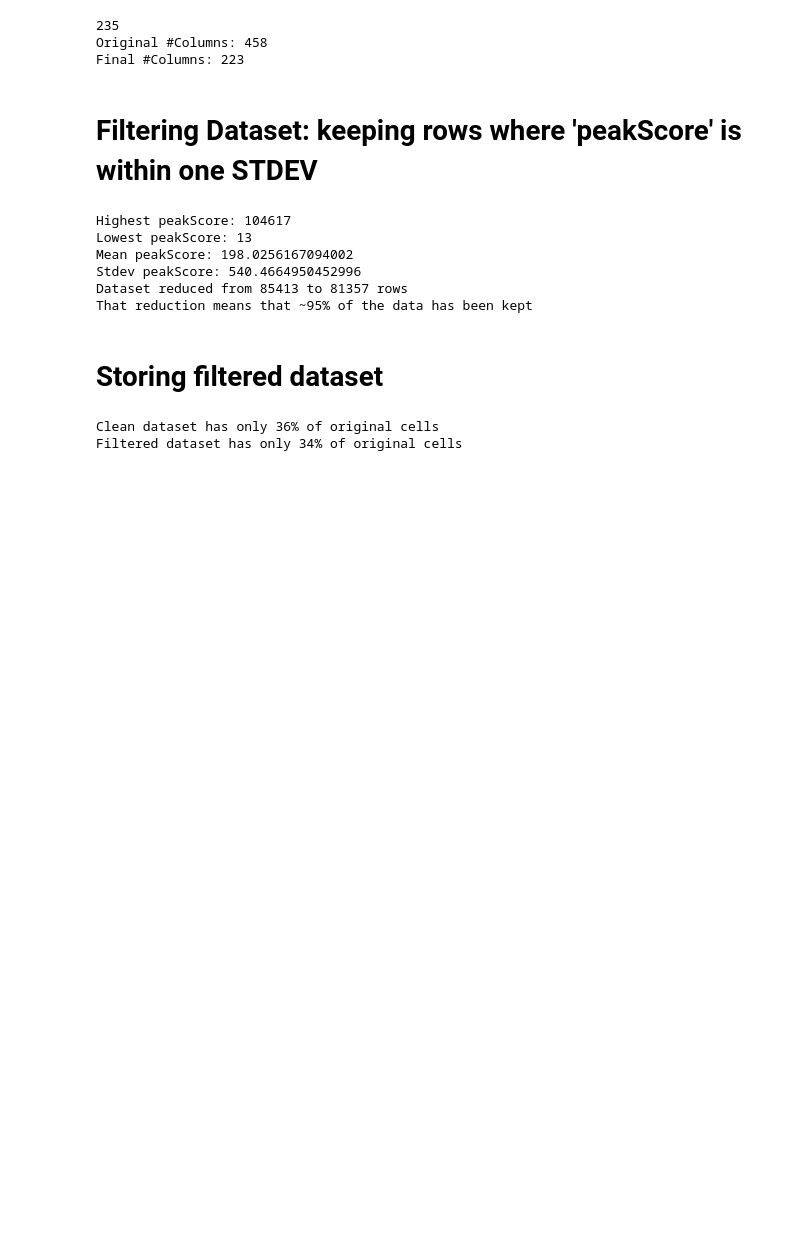
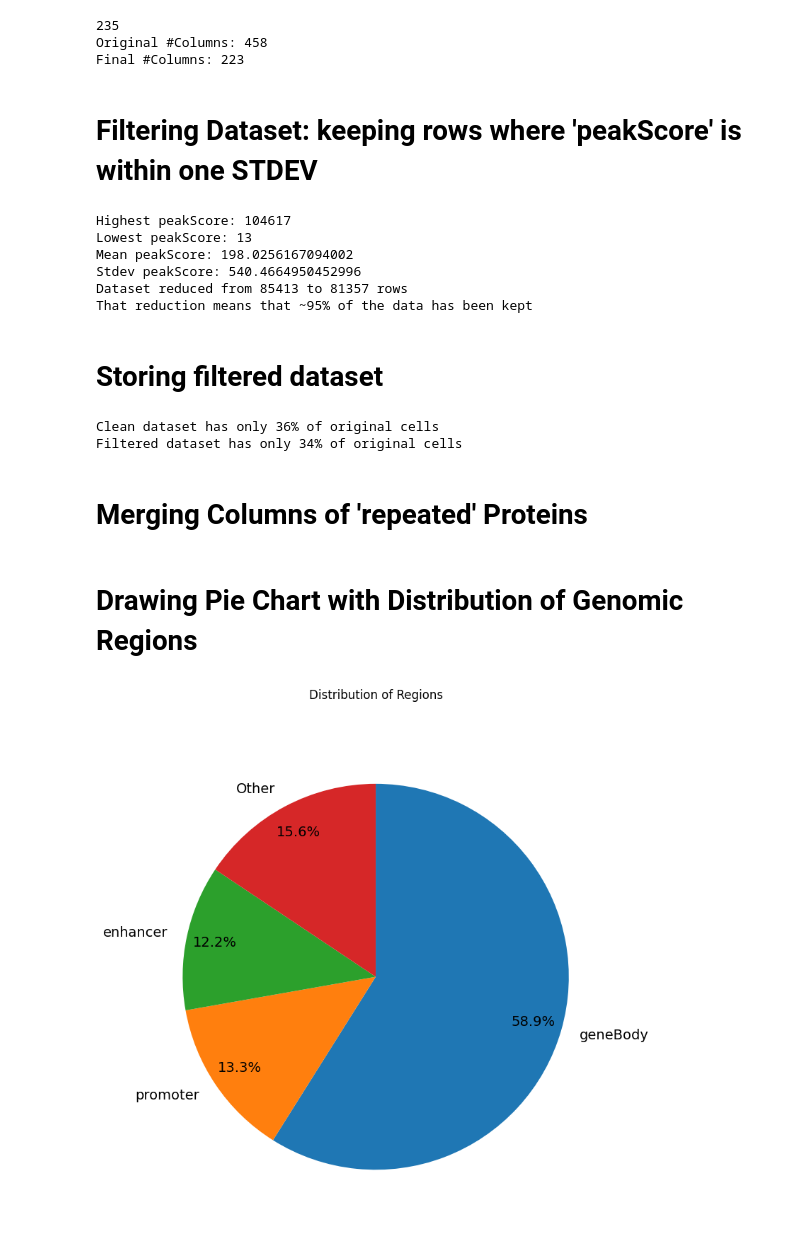
Before and after one commit to jpromerob/cb206v, a Jupyter notebook: filter.ipynb, the cells around one changed output. Drawn from its saved outputs; the diff is of its cells as text; code cells hidden in the pictures; blank space fills up the shorter version.

Commit message:
Consolidation MLP part

```diff
--- a/filter.ipynb
+++ b/filter.ipynb
@@ -26,9 +27,6 @@ clean_dataset.replace('-', -1, inplace=True)
 # Remove the prefix from column 'peakName'
 clean_dataset['peakName'] = clean_dataset['peakName'].str.replace('chm13v2_accessible_region_', '', regex=False)
 
-# Get unique values from the 'region' column and create a map string:index
-region_dict = {region: index for index, region in enumerate(clean_dataset['region'].unique())}
-
 # Replace the strings in the 'region' column with their corresponding indices
 clean_dataset['region'] = clean_dataset['region'].map(region_dict)
 
@@ -64,7 +89,7 @@ Unique regions and their assigned indices:
 # %%
 
 # Extract column names from the 11th column to the last
-protein_run_set = clean_dataset.columns[nb_ATAC_seq_rows+1:]
+protein_run_set = clean_numeric_dataset.columns[nb_ATAC_seq_rows:]
 
 # Extract the protein names (second part of the string) using a list comprehension
 proteins = list([col.split('_')[1] for col in protein_run_set])
@@ -126,7 +151,7 @@ less_than_2 = {protein: count for protein, count in protein_count.items() if cou
 print(len(less_than_2))
 
 # Creating a copy of the dataset that only keeps proteins that occur more than once
-dataset_more_than_1 = clean_dataset
+dataset_more_than_1 = clean_numeric_dataset
 print(f'Original #Columns: {dataset_more_than_1.shape[1]}')
 
 for protein in less_than_2:
@@ -201,3 +226,62 @@ filtered_dataset.to_csv("datasets/filtered_dataset.csv", index=False)
 # %% [output]
 Clean dataset has only 36% of original cells
 Filtered dataset has only 34% of original cells
+# %% [markdown]
+# Merging Columns of 'repeated' Proteins
+# %%
+# 1. Extract the protein name from the column headers
+protein_groups = filtered_dataset.columns.str.split('_').str[1]  # Extract protein names (2nd part of the name)
+
+# 2. Group columns by the extracted protein name
+merged_columns = filtered_dataset.groupby(protein_groups, axis=1).mean().astype(int)
+
+merged_dataset = pd.concat([filtered_dataset.iloc[:, :nb_ATAC_seq_rows] , merged_columns], axis=1)
+merged_dataset.to_csv("datasets/merged_dataset.csv", index=False)
+# %% [markdown]
+# Drawing Pie Chart with Distribution of Genomic Regions
+# %%
+
+
+# Group N regions with the least occurrences into 'Other'
+num_to_group = 4  # Number of smallest regions to group
+
+# Invert the dictionary
+region_mapping = {value: key for key, value in region_dict.items()}
+
+# Replace the numeric values in the 'region' column with their corresponding string labels
+merged_dataset['region'] = merged_dataset['region'].replace(region_mapping)
+
+# Count occurrences of each unique value in the 'region' column
+region_counts = merged_dataset['region'].value_counts()
+
+# Least common regions
+least_common_regions = region_counts.nsmallest(num_to_group)
+
+# Create a new Series with the grouped 'Other' category
+region_counts_grouped = region_counts.drop(least_common_regions.index)
+region_counts_grouped['Other'] = least_common_regions.sum()
+
+# Plot the pie chart with the grouped data
+plt.figure(figsize=(8, 8))
+
+# Adjust pie size and label font size
+plt.pie(
+    region_counts_grouped,
+    labels=region_counts_grouped.index,  # Use the string labels
+    autopct='%1.1f%%',
+    startangle=90,
+    counterclock=False,
+    textprops={'fontsize': 14},  # Increase label font size
+    pctdistance=0.85  # Make pie smaller (increase space between slices and percentage labels)
+)
+
+plt.title('Distribution of Regions\n')
+
+# Ensure there's enough margin so labels don't get cropped
+plt.subplots_adjust(left=0.1, right=0.9, top=0.9, bottom=0.1)
+plt.axis('equal')  # Equal aspect ratio ensures the pie is drawn as a circle.
+plt.tight_layout()  # Adjust layout to ensure no elements are cropped
+
+plt.savefig('images/other/piechart_regions.png')
+# %% [output]
+[figure, added]
```
Also changed, not shown: parts of 12 cells of this notebook, 48 other files.
